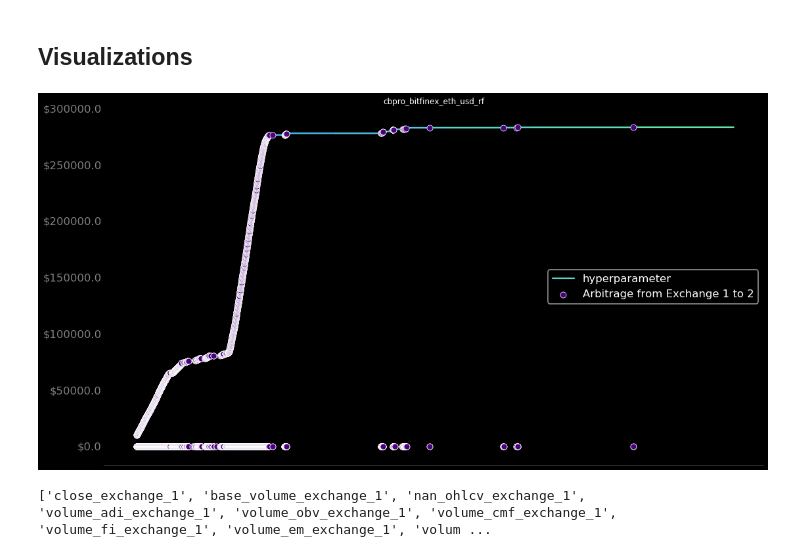
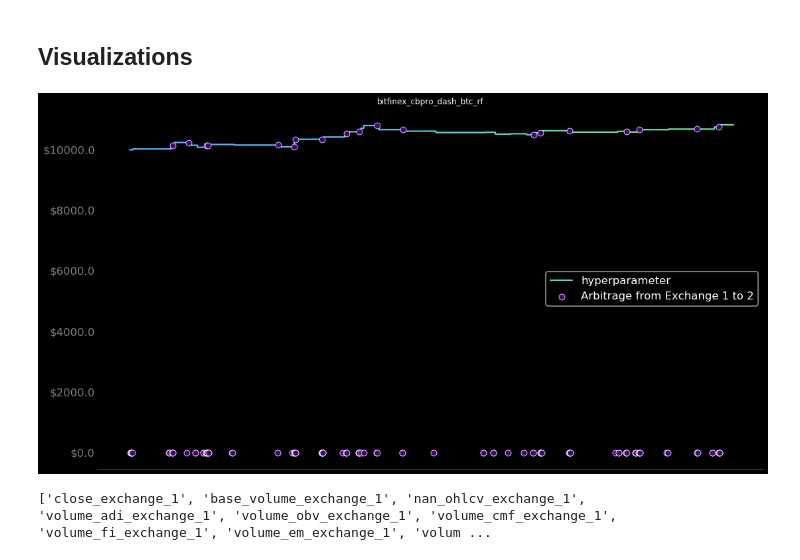
Before and after one commit to Cryptolytic-app/cryptolyticapp, a Jupyter notebook: sagemaker/3_arbitrage_model_evaluation.ipynb, the cells around one changed output. Drawn from its saved outputs; the diff is of its cells as text; code cells hidden in the pictures.

Commit message:
mvp visual commented

```diff
--- a/sagemaker/3_arbitrage_model_evaluation.ipynb
+++ b/sagemaker/3_arbitrage_model_evaluation.ipynb
@@ -620,9 +624,9 @@ def arb_viz(csv_name):
     ax.set_title(preds_rf.split('/')[2].replace('.csv', ''), fontsize=12);
 # %%
 # testing viz 'bitfinex_cbpro_dash_btc'
-arb_viz('cbpro_bitfinex_eth_usd')
+arb_viz('bitfinex_cbpro_dash_btc')
 # %% [output]
-[figure, old version]
+[figure, new version]
 # %%
 # pd.read_csv('data/arb_preds_test_data/cbpro_bitfinex_ltc_usd_rf.csv')
 # %%
```
Also changed, not shown: parts of 1 cell of this notebook.
